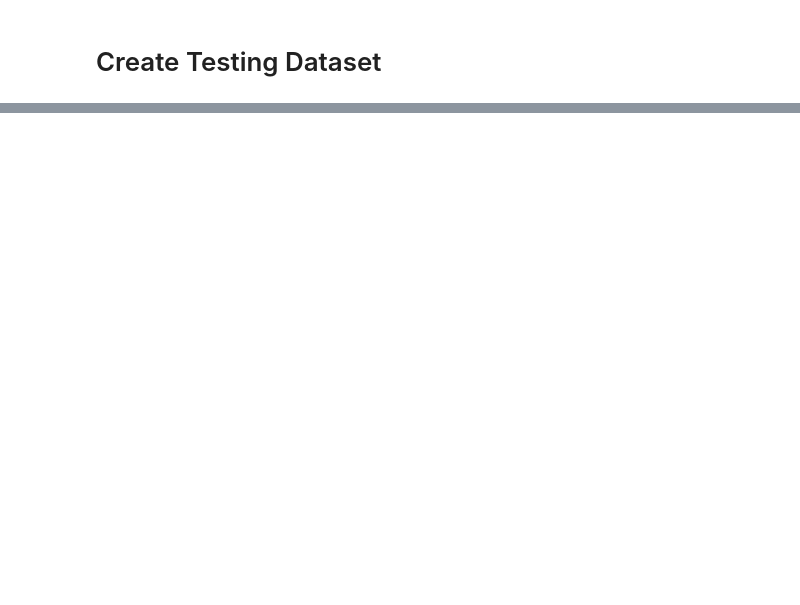
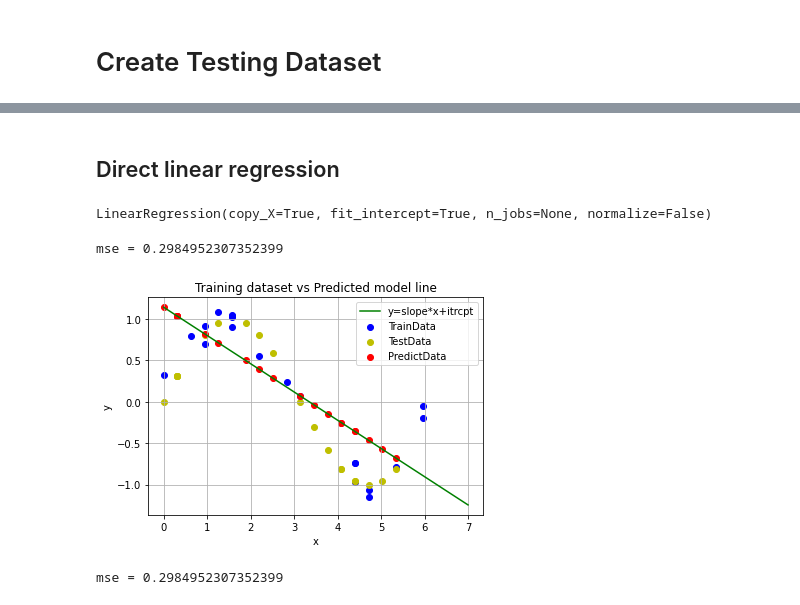
Before and after one commit to anuraagbarde/MachineLearning, a Jupyter notebook: 2018BCS010_ML_LAB_asg1.ipynb, the cells around one changed output, grey strips where cells are left out. Drawn from its saved outputs; the diff is of its cells as text; code cells hidden in the pictures; blank space fills up the shorter version.

```diff
--- a/2018BCS010_ML_LAB_asg1.ipynb
+++ b/2018BCS010_ML_LAB_asg1.ipynb
@@ -98,0 +107,46 @@ X | Y
+# %% [markdown]
+## Direct linear regression
+# %%
+# Fitting Direct Simple Linear Regression to the Training Dataset
+from sklearn.linear_model import LinearRegression
+regressor = LinearRegression()
+regressor.fit(xTrainData, yTrainData)
+# %% [output]
+LinearRegression(copy_X=True, fit_intercept=True, n_jobs=None, normalize=False)
+# %%
+yPredictData = regressor.predict(xTestData)
+
+from sklearn.metrics import mean_squared_error
+
+mse = mean_squared_error(yTestData, yPredictData, squared=True)
+print('mse =',mse)
+# %% [output]
+mse = 0.2984952307352399
+# %%
+slope = regressor.coef_[0][0]
+intercept = regressor.intercept_[0]
+# print(slope)
+# print(intercept)
+
+
+plt.scatter(xTrainData,yTrainData,color = 'b' , label='TrainData');
+plt.scatter(xTestData,yTestData,color = 'y', label='TestData');
+plt.scatter(xTestData,yPredictData,color = 'r', label='PredictData');
+
+xPredictionLine = np.linspace(0,7,20)
+yPredictionLine = slope*x+intercept
+
+plt.plot(xPredictionLine, yPredictionLine, '-g', label='y=slope*x+itrcpt')
+
+
+plt.title('Training dataset vs Predicted model line');
+plt.xlabel('x');
+plt.ylabel('y');
+plt.legend(loc='best')
+plt.grid()
+plt.show()
+
+print('mse =',mse)
+# %% [output]
+[figure, added]
+mse = 0.2984952307352399
```
Also changed, not shown: parts of 5 cells of this notebook.
